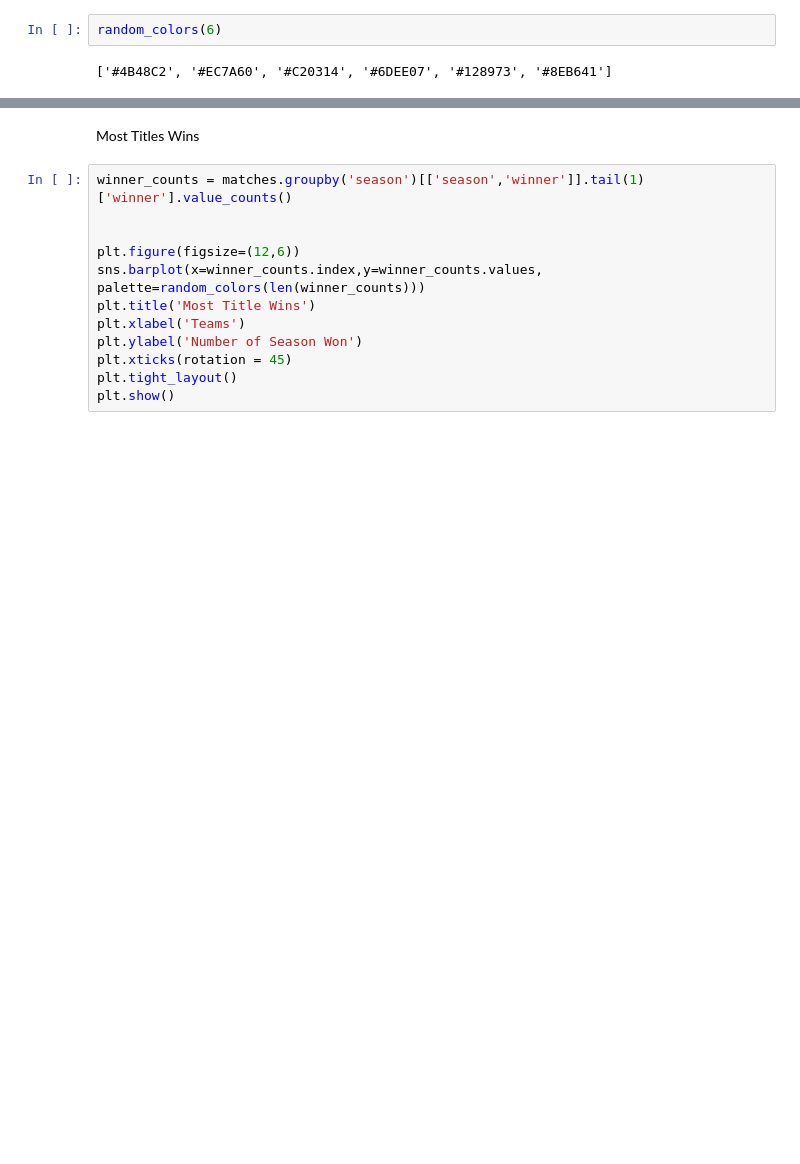
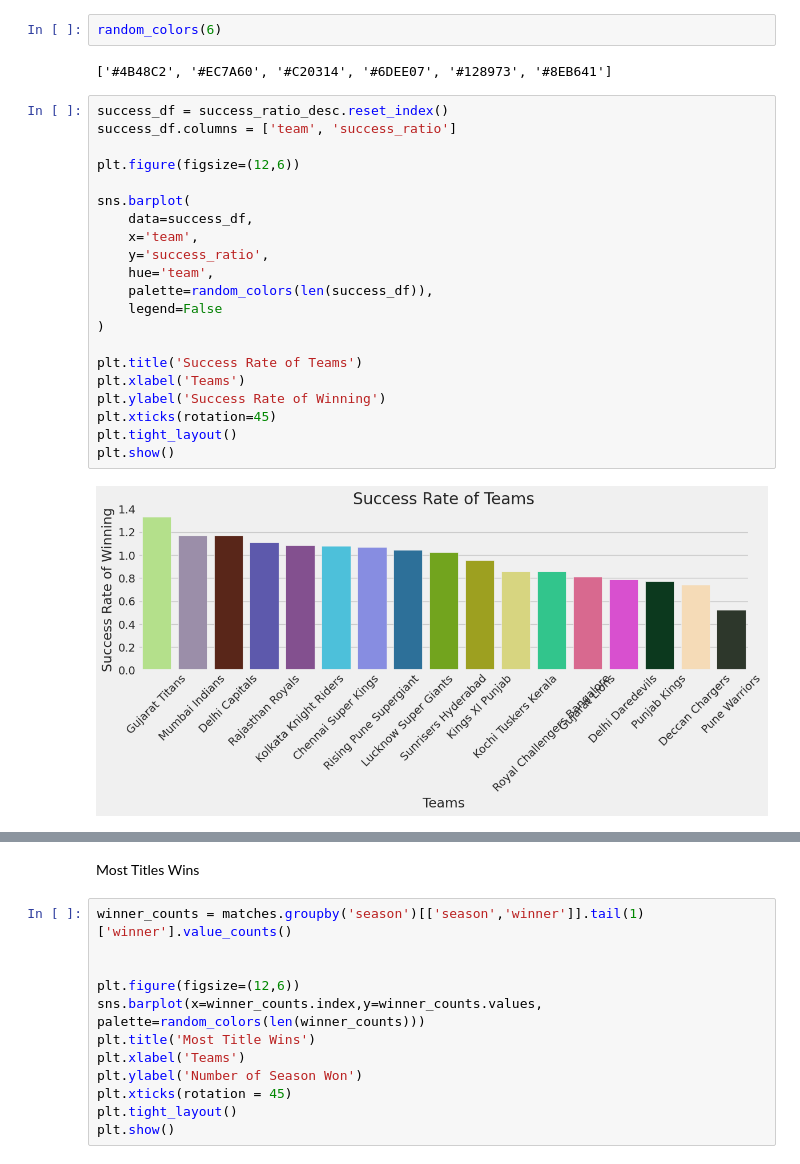
Before and after one commit to NKL248/IPL-analysis-, a Jupyter notebook: IPL_analysis_project.ipynb, the cells around one changed output, grey strips where cells are left out. Drawn from its saved outputs; the diff is of its cells as text; blank space fills up the shorter version.

```diff
--- a/IPL_analysis_project.ipynb
+++ b/IPL_analysis_project.ipynb
@@ -196,6 +196,29 @@ def random_colors(no_of_colors):
 random_colors(6)
 # %% [output]
 ['#4B48C2', '#EC7A60', '#C20314', '#6DEE07', '#128973', '#8EB641']
+# %%
+success_df = success_ratio_desc.reset_index()
+success_df.columns = ['team', 'success_ratio']
+
+plt.figure(figsize=(12,6))
+
+sns.barplot(
+    data=success_df,
+    x='team',
+    y='success_ratio',
+    hue='team',
+    palette=random_colors(len(success_df)),
+    legend=False
+)
+
+plt.title('Success Rate of Teams')
+plt.xlabel('Teams')
+plt.ylabel('Success Rate of Winning')
+plt.xticks(rotation=45)
+plt.tight_layout()
+plt.show()
+# %% [output]
+[figure, added]
 # %%
 success_ratio = matches.groupby('winner').count()['id']/matches.groupby('team1').count()['id']
 success_ratio_desc = success_ratio.sort_values(ascending=False)
```
Also changed, not shown: parts of 1 cell of this notebook.
